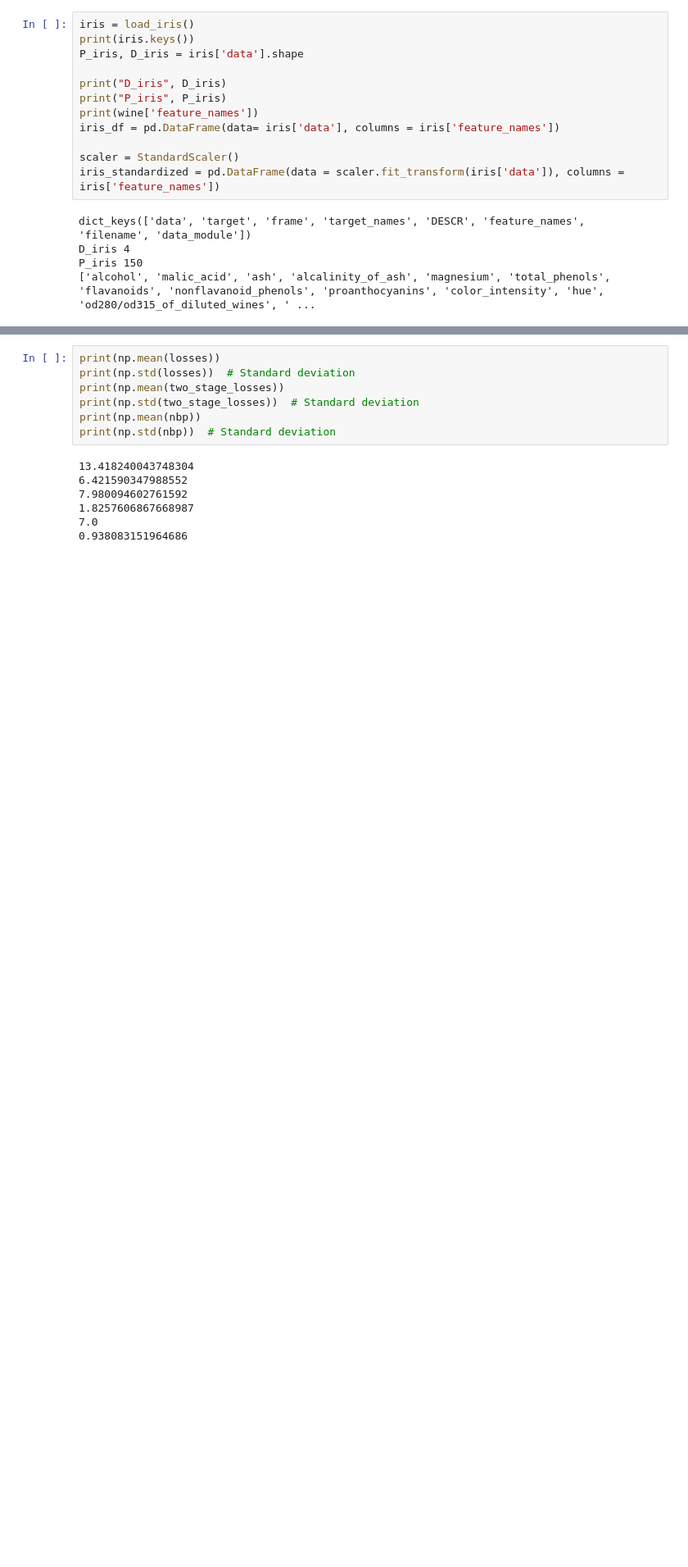
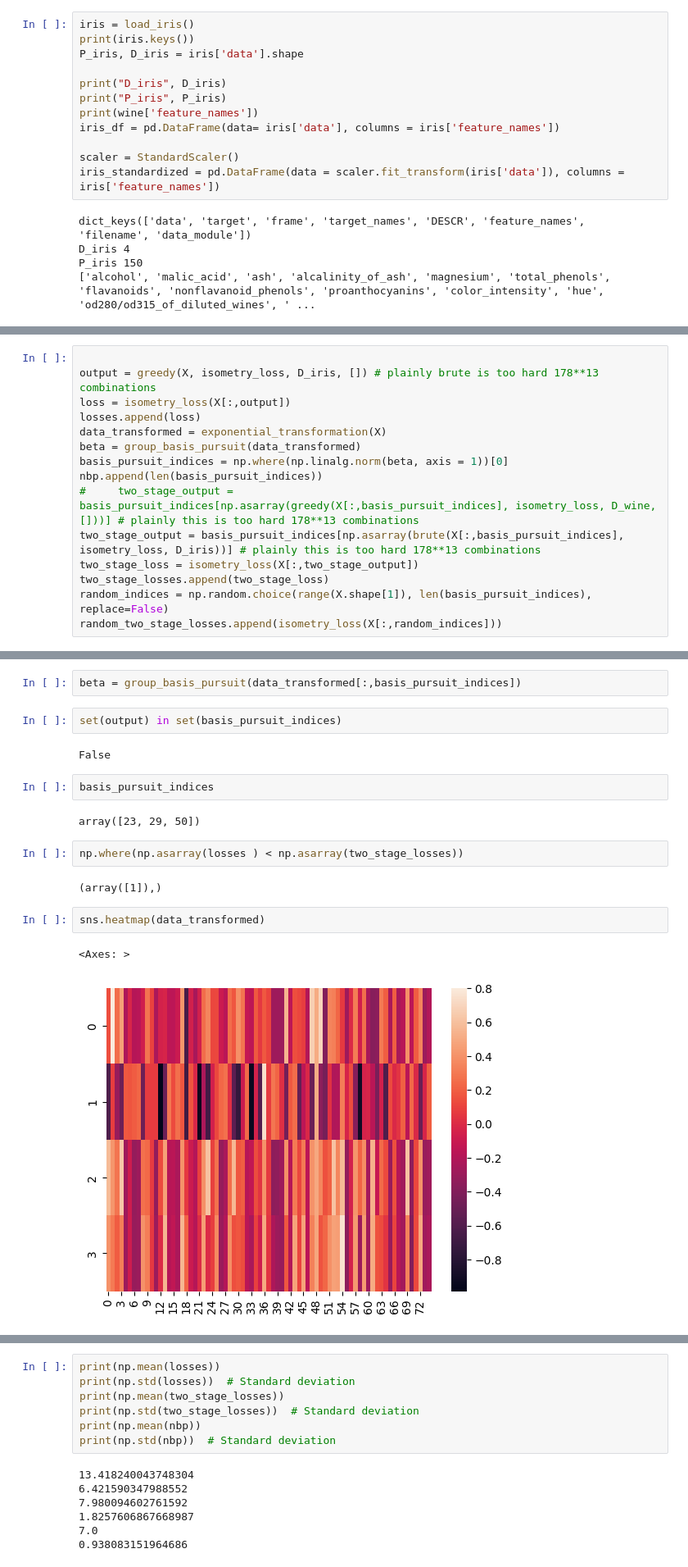
Before and after one commit to sjkoelle/isometry-pursuit, a Jupyter notebook: experiments/Figure2v2.ipynb, the cells around one changed output, grey strips where cells are left out. Shown: that part at 82% size. Saved outputs shown, nothing was run; the diff lists cells and outputs as text; blank space fills up the shorter version.

```diff
--- a/experiments/Figure2v2.ipynb
+++ b/experiments/Figure2v2.ipynb
@@ -94,0 +264,15 @@ len(np.where(np.asarray(losses ) > np.asarray(two_stage_losses))[0])
+# %%
+
+output = greedy(X, isometry_loss, D_iris, []) # plainly brute is too hard 178**13 combinations
+loss = isometry_loss(X[:,output])
+losses.append(loss)
+data_transformed = exponential_transformation(X)
+beta = group_basis_pursuit(data_transformed)
+basis_pursuit_indices = np.where(np.linalg.norm(beta, axis = 1))[0]
+nbp.append(len(basis_pursuit_indices))
+#     two_stage_output = basis_pursuit_indices[np.asarray(greedy(X[:,basis_pursuit_indices], isometry_loss, D_wine, []))] # plainly this is too hard 178**13 combinations
+two_stage_output = basis_pursuit_indices[np.asarray(brute(X[:,basis_pursuit_indices], isometry_loss, D_iris))] # plainly this is too hard 178**13 combinations
+two_stage_loss = isometry_loss(X[:,two_stage_output])
+two_stage_losses.append(two_stage_loss)
+random_indices = np.random.choice(range(X.shape[1]), len(basis_pursuit_indices), replace=False)
+random_two_stage_losses.append(isometry_loss(X[:,random_indices]))
@@ -94,0 +299,19 @@ len(np.where(np.asarray(losses ) > np.asarray(two_stage_losses))[0])
+# %%
+beta = group_basis_pursuit(data_transformed[:,basis_pursuit_indices])
+# %%
+set(output) in set(basis_pursuit_indices)
+# %% [output]
+False
+# %%
+basis_pursuit_indices
+# %% [output]
+array([23, 29, 50])
+# %%
+np.where(np.asarray(losses ) < np.asarray(two_stage_losses))
+# %% [output]
+(array([1]),)
+# %%
+sns.heatmap(data_transformed)
+# %% [output]
+<Axes: >
+[figure, added]
```
Also changed, not shown: parts of 34 cells of this notebook, 16 other files.
